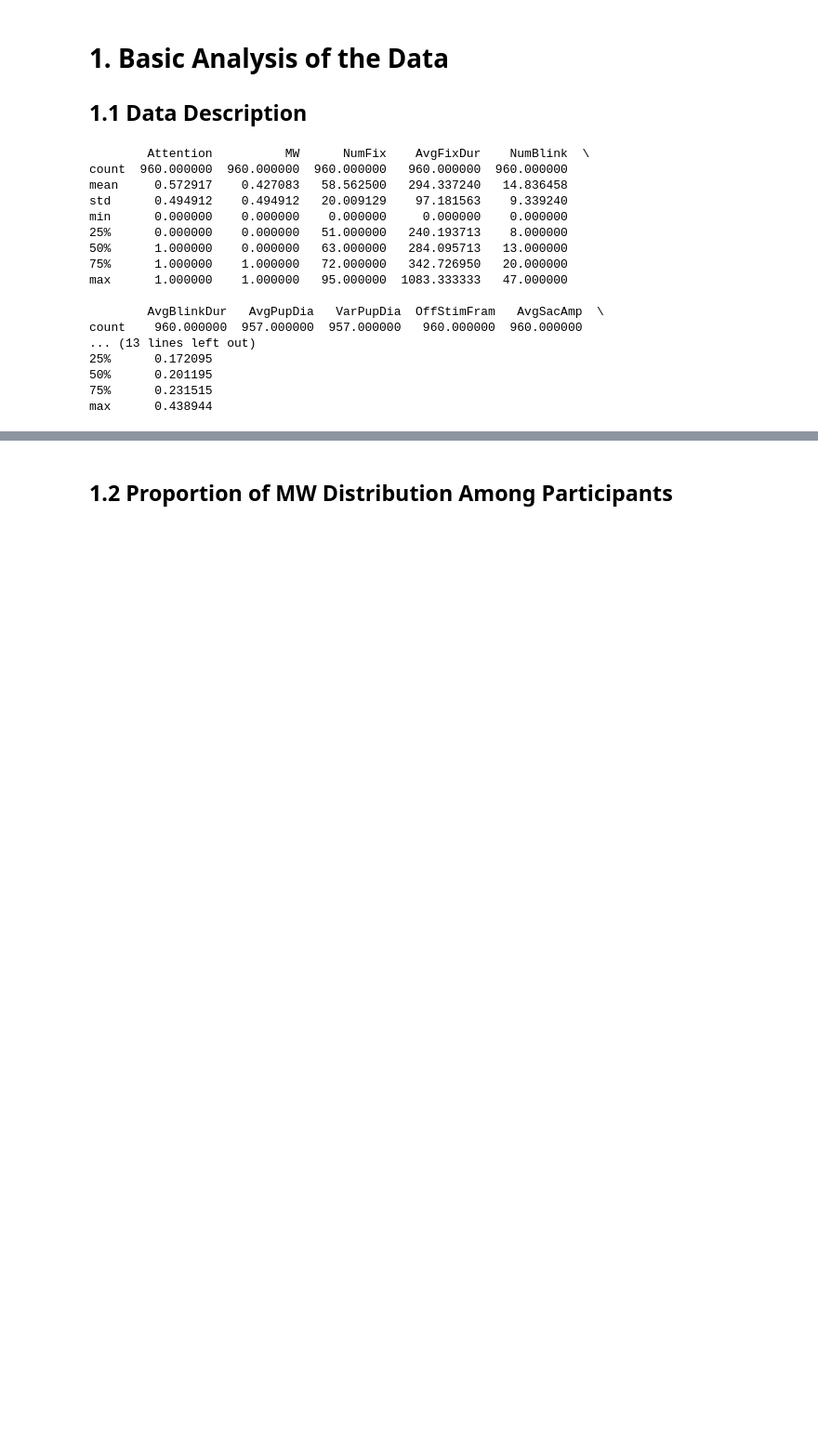
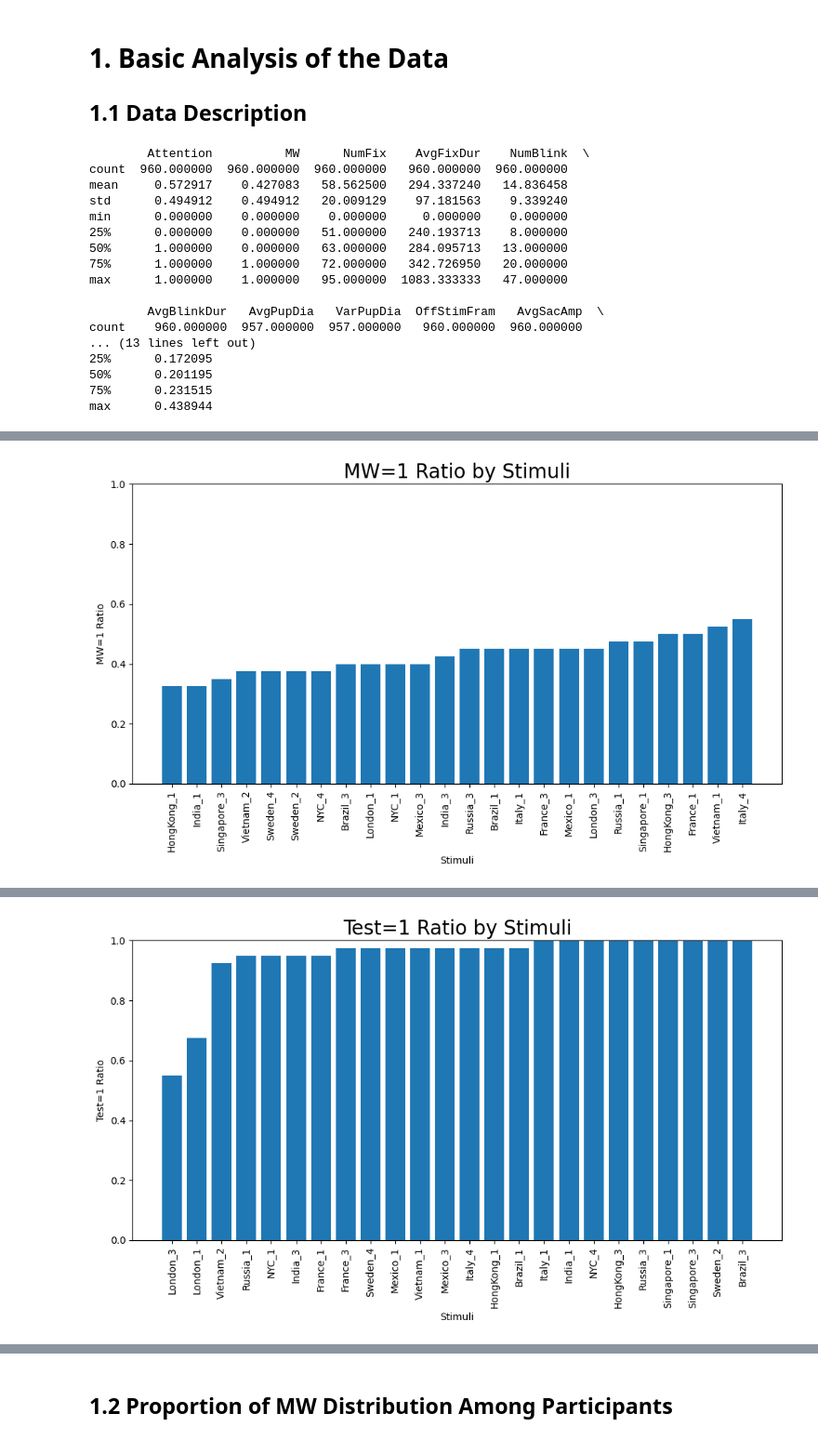
Before and after one commit to shiroyang/Mind-Wandering-Exp, a Jupyter notebook: Analysis/Summary/FreeViewing/Code/visualize_summary.ipynb, the cells around one changed output, grey strips where cells are left out. Shown at 93% size. Drawn from its saved outputs; the diff is of its cells as text; code cells hidden in the pictures; blank space fills up the shorter version.

```diff
--- a/Analysis/Summary/FreeViewing/Code/visualize_summary.ipynb
+++ b/Analysis/Summary/FreeViewing/Code/visualize_summary.ipynb
@@ -210,0 +181,69 @@ plt.show()
+# %%
+import matplotlib.pyplot as plt
+import pandas as pd
+
+
+df = pd.read_csv('../../../../Analysis/Summary/FreeViewing/Data/FreeViewing_Summary_30sec.csv')
+
+# Create the MW column
+df['MW'] = df['Attention'].apply(lambda x: 1 if x == 0 else 0)
+
+# Calculate the percentage of Attention==0 for each Stimuli
+mw_percentage = df.groupby('Stimuli')['MW'].apply(lambda x: (x == 1).mean()).reset_index()
+
+# Sort the data for better visualization
+mw_percentage = mw_percentage.sort_values(by='MW', ascending=True)
+
+# Calculate mean and standard deviation
+mean_attention_0 = mw_percentage['MW'].mean()
+std_attention_0 = mw_percentage['MW'].std()
+
+# Plot the bar plot with y-axis from 0 to 1
+plt.figure(figsize=(10, 6))
+plt.bar(mw_percentage['Stimuli'], mw_percentage['MW'])
+plt.xlabel('Stimuli')
+plt.ylabel('MW=1 Ratio')
+plt.title('MW=1 Ratio by Stimuli', fontsize=20)
+plt.ylim(0, 1)
+plt.xticks(rotation=90)
+plt.tight_layout()
+plt.show()
+
+# Print the results
+print(mw_percentage)
+print(f"Avg: {mean_attention_0}, Std: {std_attention_0}")
+
+# Create the Test column analysis similar to MW
+df['Test'] = df['Test'].apply(lambda x: 1 if x == 1 else 0)
+
+# Calculate the percentage of Test==1 for each Stimuli
+test_percentage = df.groupby('Stimuli')['Test'].apply(lambda x: (x == 1).mean()).reset_index()
+
+# Sort the data for better visualization
+test_percentage = test_percentage.sort_values(by='Test', ascending=True)
+
+# Calculate mean and standard deviation
+mean_test_1 = test_percentage['Test'].mean()
+std_test_1 = test_percentage['Test'].std()
+
+# Plot the bar plot with y-axis from 0 to 1
+plt.figure(figsize=(10, 6))
+plt.bar(test_percentage['Stimuli'], test_percentage['Test'])
+plt.xlabel('Stimuli')
+plt.ylabel('Test=1 Ratio')
+plt.title('Test=1 Ratio by Stimuli', fontsize=20)
+plt.ylim(0, 1)
+plt.xticks(rotation=90)
+plt.tight_layout()
+plt.show()
+
+# Print the results
+print(test_percentage)
+print(f"Avg: {mean_test_1}, Std: {std_test_1}")
+
+# Calculate the correlation coefficient between Test=1 ratio and MW=1 ratio
+correlation_stimuli = test_percentage['Test'].corr(mw_percentage['MW'])
+
+print(f"Correlation between Test=1 and MW=1 ratios by Stimuli: {correlation_stimuli}")
+# %% [output]
+[figure, added]
@@ -210,0 +267 @@ plt.show()
+[figure, added]
```
Also changed, not shown: parts of 22 cells of this notebook, 37 other files.
